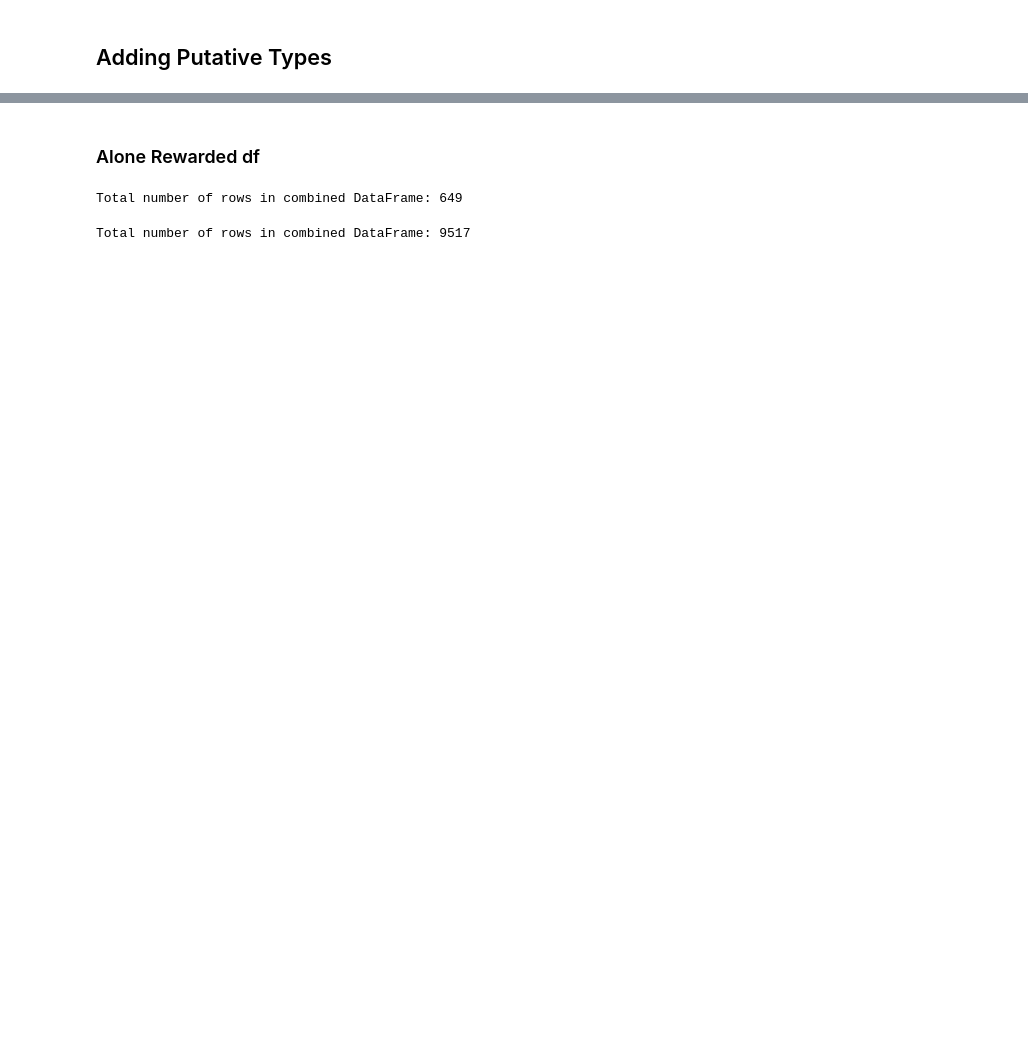
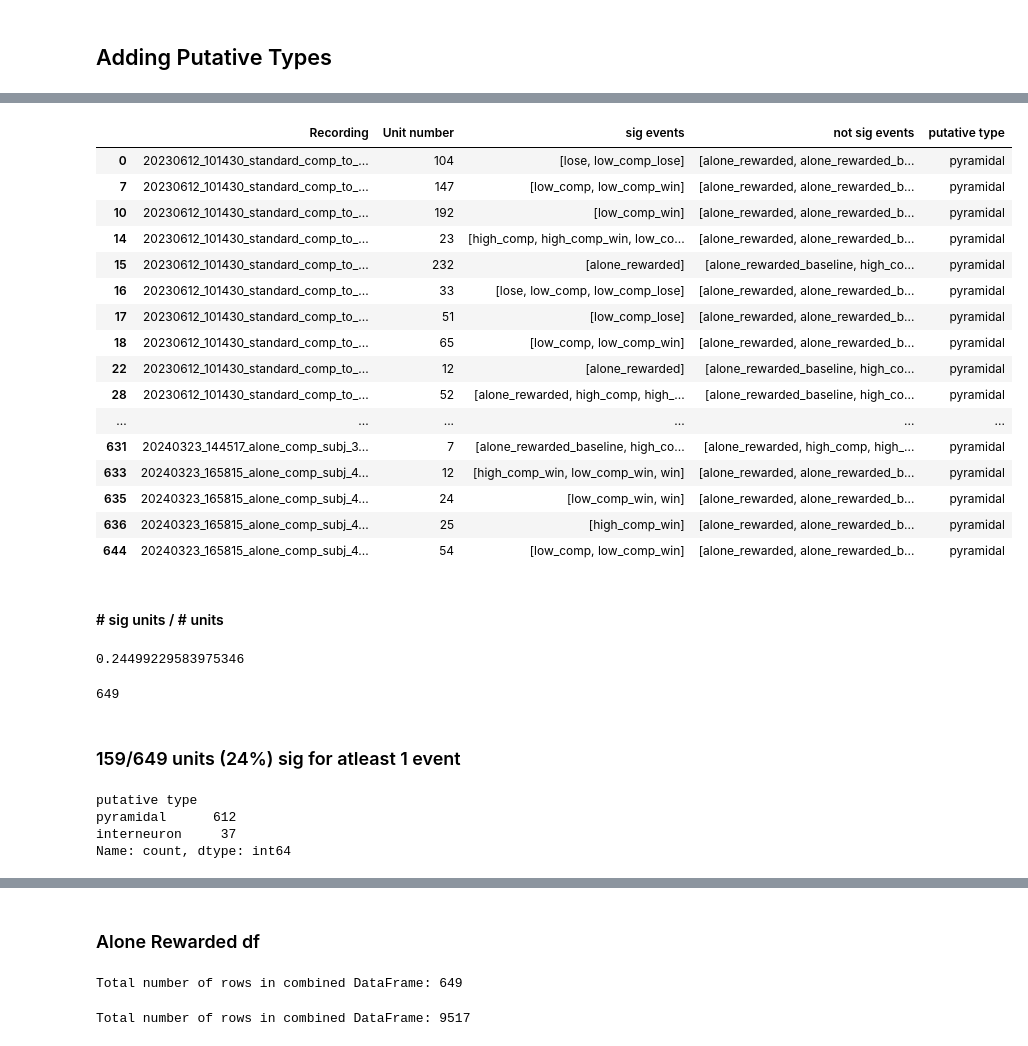
Before and after one commit to padillacoreanolab/diff_fam_social_memory_ephys, a Jupyter notebook: other_peoples_sutff/Thomas/reward_comp/z_score_analysis.ipynb, the cells around one changed output, grey strips where cells are left out. Saved outputs shown, nothing was run; the diff lists cells and outputs as text; code cells hidden in the pictures; blank space fills up the shorter version.

```diff
--- a/other_peoples_sutff/Thomas/reward_comp/z_score_analysis.ipynb
+++ b/other_peoples_sutff/Thomas/reward_comp/z_score_analysis.ipynb
@@ -253,0 +505,41 @@ Name: count, dtype: int64
+# %%
+# Filter the units_df to include only rows where 'sig events' is not an empty list
+sig_units = units_df[units_df['sig events'].apply(lambda x: len(x) > 0)].copy()
+sig_units
+# %% [output]
+|  | Recording | Unit number | sig events | not sig events | putative type |
+| 0 | 20230612_101430_standard_comp_to_... | 104 | [lose, low_comp_lose] | [alone_rewarded, alone_rewarded_b... | pyramidal |
+| 7 | 20230612_101430_standard_comp_to_... | 147 | [low_comp, low_comp_win] | [alone_rewarded, alone_rewarded_b... | pyramidal |
+| 10 | 20230612_101430_standard_comp_to_... | 192 | [low_comp_win] | [alone_rewarded, alone_rewarded_b... | pyramidal |
+| 14 | 20230612_101430_standard_comp_to_... | 23 | [high_comp, high_comp_win, low_co... | [alone_rewarded, alone_rewarded_b... | pyramidal |
+| 15 | 20230612_101430_standard_comp_to_... | 232 | [alone_rewarded] | [alone_rewarded_baseline, high_co... | pyramidal |
+| 16 | 20230612_101430_standard_comp_to_... | 33 | [lose, low_comp, low_comp_lose] | [alone_rewarded, alone_rewarded_b... | pyramidal |
+| 17 | 20230612_101430_standard_comp_to_... | 51 | [low_comp_lose] | [alone_rewarded, alone_rewarded_b... | pyramidal |
+| 18 | 20230612_101430_standard_comp_to_... | 65 | [low_comp, low_comp_win] | [alone_rewarded, alone_rewarded_b... | pyramidal |
+| 22 | 20230612_101430_standard_comp_to_... | 12 | [alone_rewarded] | [alone_rewarded_baseline, high_co... | pyramidal |
+| 28 | 20230612_101430_standard_comp_to_... | 52 | [alone_rewarded, high_comp, high_... | [alone_rewarded_baseline, high_co... | pyramidal |
+| ... | ... | ... | ... | ... | ... |
+| 631 | 20240323_144517_alone_comp_subj_3... | 7 | [alone_rewarded_baseline, high_co... | [alone_rewarded, high_comp, high_... | pyramidal |
+| 633 | 20240323_165815_alone_comp_subj_4... | 12 | [high_comp_win, low_comp_win, win] | [alone_rewarded, alone_rewarded_b... | pyramidal |
+| 635 | 20240323_165815_alone_comp_subj_4... | 24 | [low_comp_win, win] | [alone_rewarded, alone_rewarded_b... | pyramidal |
+| 636 | 20240323_165815_alone_comp_subj_4... | 25 | [high_comp_win] | [alone_rewarded, alone_rewarded_b... | pyramidal |
+| 644 | 20240323_165815_alone_comp_subj_4... | 54 | [low_comp, low_comp_win] | [alone_rewarded, alone_rewarded_b... | pyramidal |
+# %% [markdown]
+#### # sig units / # units
+# %%
+len(sig_units)/len(units_df)
+# %% [output]
+0.24499229583975346
+# %%
+len(units_df)
+# %% [output]
+649
+# %% [markdown]
+### 159/649 units (24%) sig for atleast 1 event
+# %%
+units_df['putative type'].value_counts()
+# %% [output]
+putative type
+pyramidal      612
+interneuron     37
+Name: count, dtype: int64
```
Also changed, not shown: parts of 47 cells of this notebook, 2 other files.
